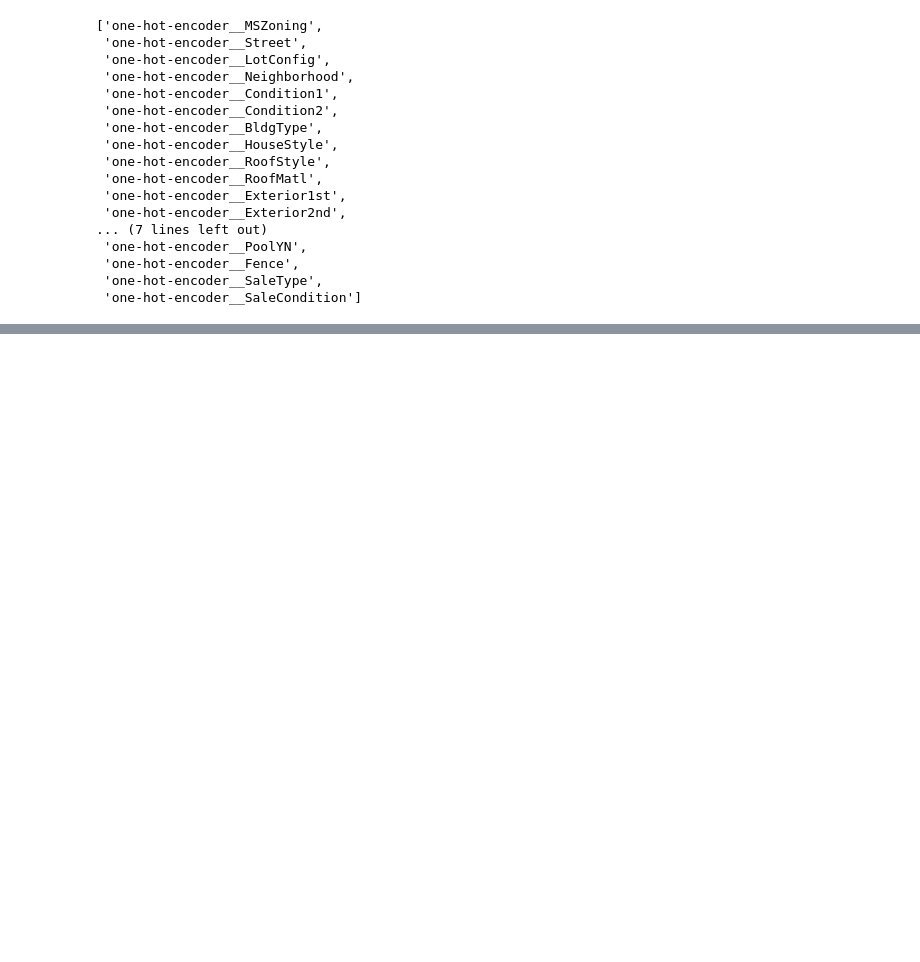
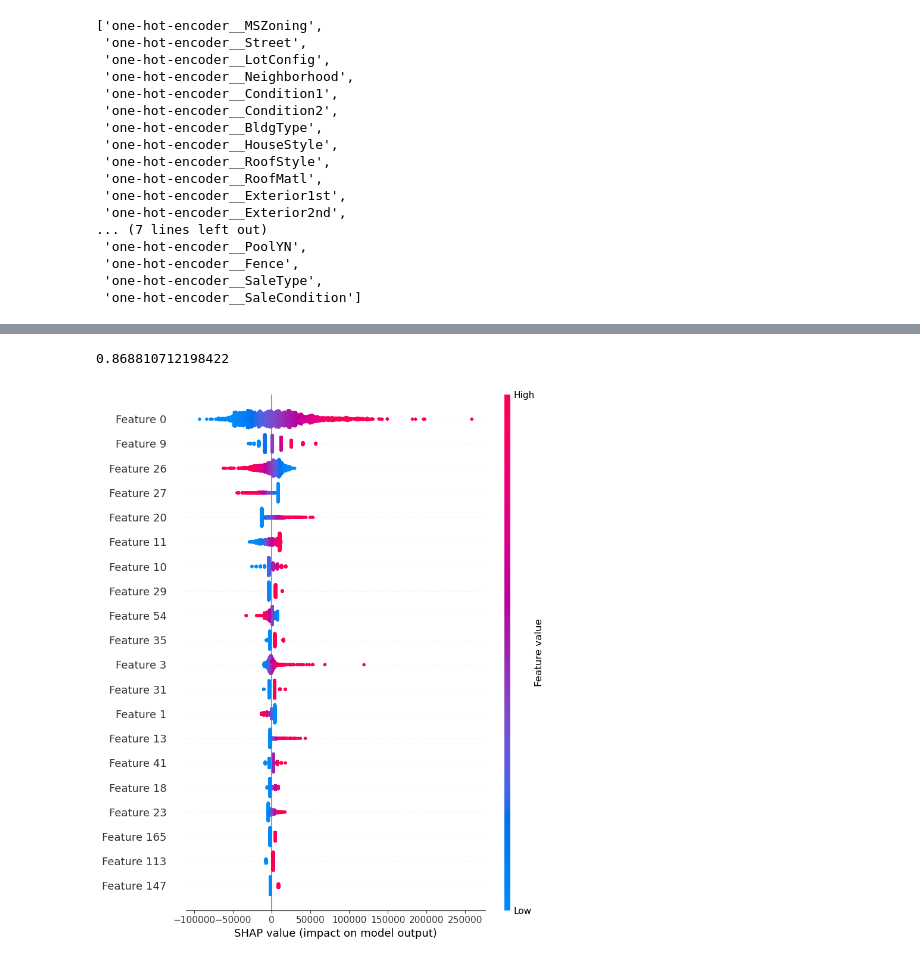
Before and after one commit to Na-ta-lie/Ames-Price-Prediction, a Jupyter notebook: SHAP.ipynb, the cells around one changed output, grey strips where cells are left out. Cells and saved outputs as stored; diff of their text form; code cells hidden in the pictures; blank space fills up the shorter version.

```diff
--- a/SHAP.ipynb
+++ b/SHAP.ipynb
@@ -377,6 +413,10 @@ shap.plots.beeswarm(exp)
 shap.plots.beeswarm(sv)
 # %% [output]
 [figure]
+# %%
+df_normal_quality = pd.read_csv('df_normal_quality.csv', index_col=0)
+y = df_normal_quality.SalePrice
+X = df_normal_quality.drop(['SalePrice', 'PID'], axis =1).copy()
 # %%
 from sklearn.preprocessing import StandardScaler, MinMaxScaler, MaxAbsScaler, RobustScaler
 
@@ -482,9 +592,10 @@ scores.mean()
 # %%
-lasso_regr.fit(X, y)
+lasso_pipe.fit(X, y)
 
 # Create a SHAP explainer for the Lasso model
-explainer = shap.Explainer(lasso_regr.regressor_.named_steps['Lasso'],
-                           lasso_regr.regressor_.named_steps['Preprocess'].transform(X))
+
+explainer = shap.Explainer(lasso_pipe.named_steps['Lasso'],
+                          lasso_pipe.named_steps['Preprocess'].transform(X))
 
 # Calculate SHAP values for the transformed test set
-shap_values = explainer(lasso_regr.regressor_.named_steps['Preprocess'].transform(X))
+shap_values = explainer(lasso_pipe.named_steps['Preprocess'].transform(X))
@@ -499,0 +602,8 @@ ValueError: X has 216 features, but ColumnTransformer is expecting 78 features a
+# %%
+lasso.fit(preprocessor.fit_transform(X), y)
+
+explainer = shap.Explainer(lasso, preprocessor.fit_transform(X))
+
+shap_values = explainer(preprocessor.fit_transform(X))
+
+shap_values
@@ -585,2 +760,10 @@ shap_values_df
+# %%
+np.exp(-0.14063)
+# %% [output]
+0.868810712198422
+# %%
+shap.summary_plot(shap_values)
+# %% [output]
+[figure, added]
 # %%
 shap.initjs()
```
Also changed, not shown: parts of 22 cells of this notebook, 1 other file.
